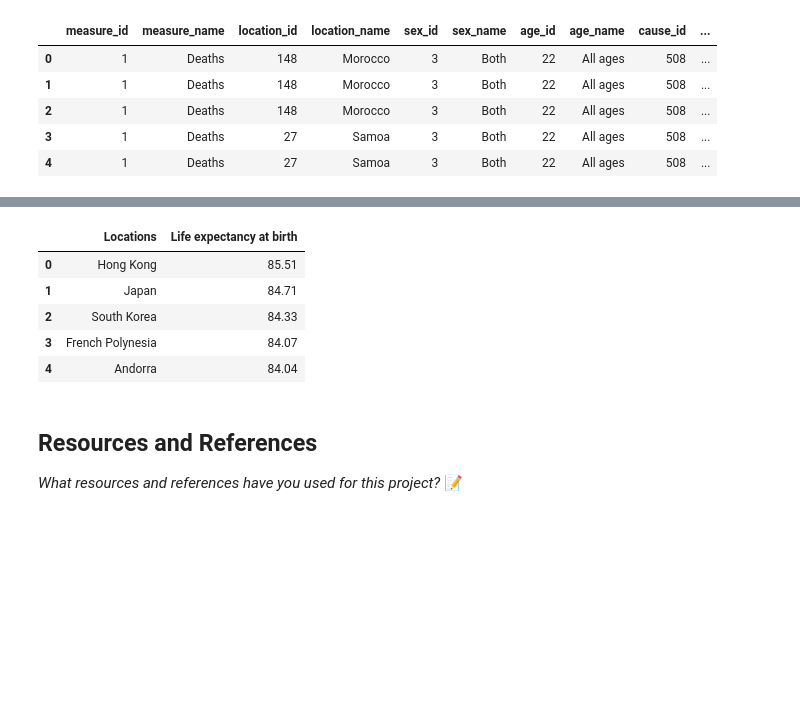
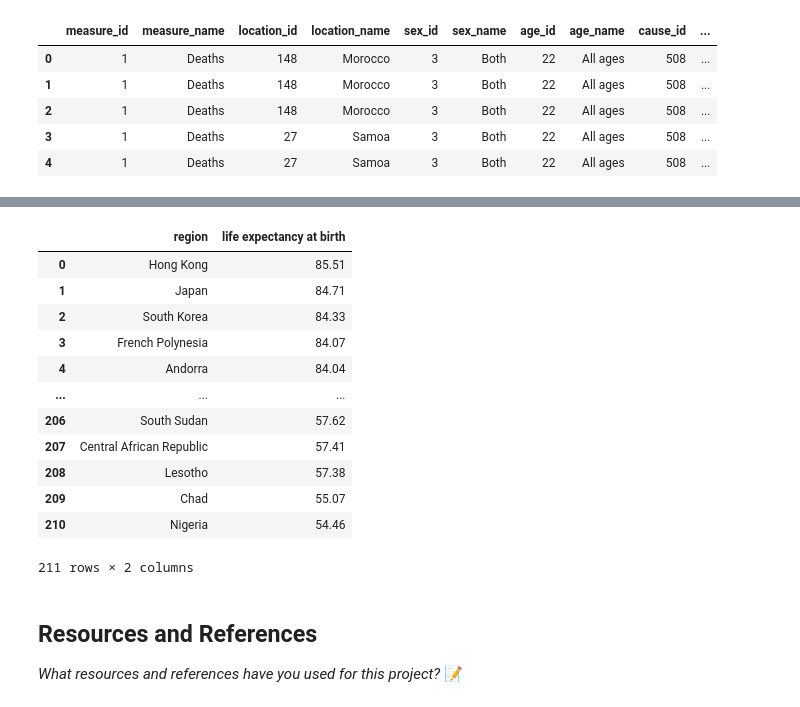
Before and after one commit to IT4063C001-Fall2025/final-project-iselekp, a Jupyter notebook: source.ipynb, the cells around one changed output, grey strips where cells are left out. Cells and saved outputs as stored; diff of their text form; code cells hidden in the pictures; blank space fills up the shorter version.

```diff
--- a/source.ipynb
+++ b/source.ipynb
@@ -160,12 +188,20 @@ table_IO = StringIO(str(tables[1]))
 life_expect_df = pd.read_html(table_IO)[0]
 # %%
 life_expect_df = life_expect_df.loc[:, (['Locations', 'Life expectancy overall'], ['Locations', 'at birth'])]
-life_expect_df.columns = [['Locations', 'Life expectancy at birth']]
-life_expect_df.head(5)
+life_expect_df.columns = [['region', 'life expectancy at birth']]
-# %% [output]
-|  | Locations | Life expectancy at birth |
-| 0 | Hong Kong | 85.51 |
-| 1 | Japan | 84.71 |
-| 2 | South Korea | 84.33 |
-| 3 | French Polynesia | 84.07 |
-| 4 | Andorra | 84.04 |
+# %%
+life_expect_df
+# %% [output]
+|  | region | life expectancy at birth |
+| 0 | Hong Kong | 85.51 |
+| 1 | Japan | 84.71 |
+| 2 | South Korea | 84.33 |
+| 3 | French Polynesia | 84.07 |
+| 4 | Andorra | 84.04 |
+| ... | ... | ... |
+| 206 | South Sudan | 57.62 |
+| 207 | Central African Republic | 57.41 |
+| 208 | Lesotho | 57.38 |
+| 209 | Chad | 55.07 |
+| 210 | Nigeria | 54.46 |
+211 rows × 2 columns
```
Also changed, not shown: parts of 8 cells of this notebook.
